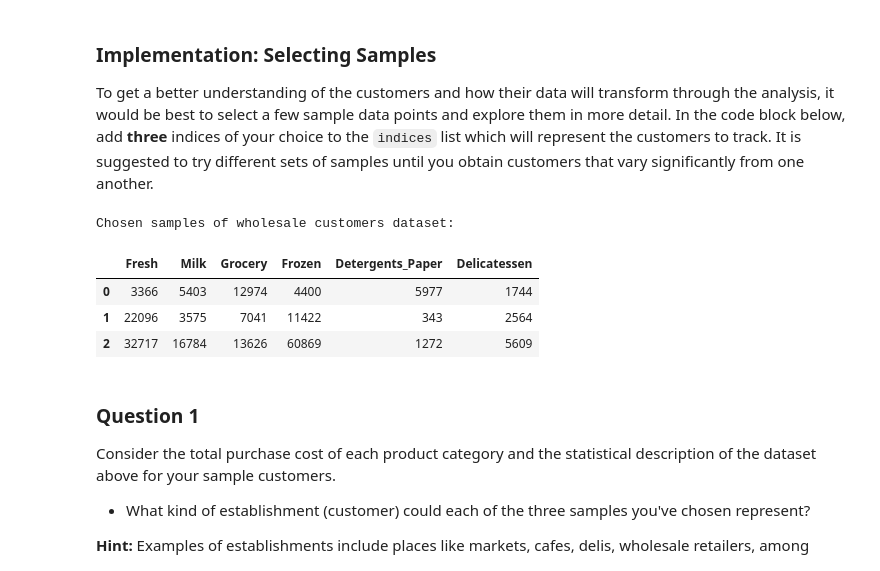
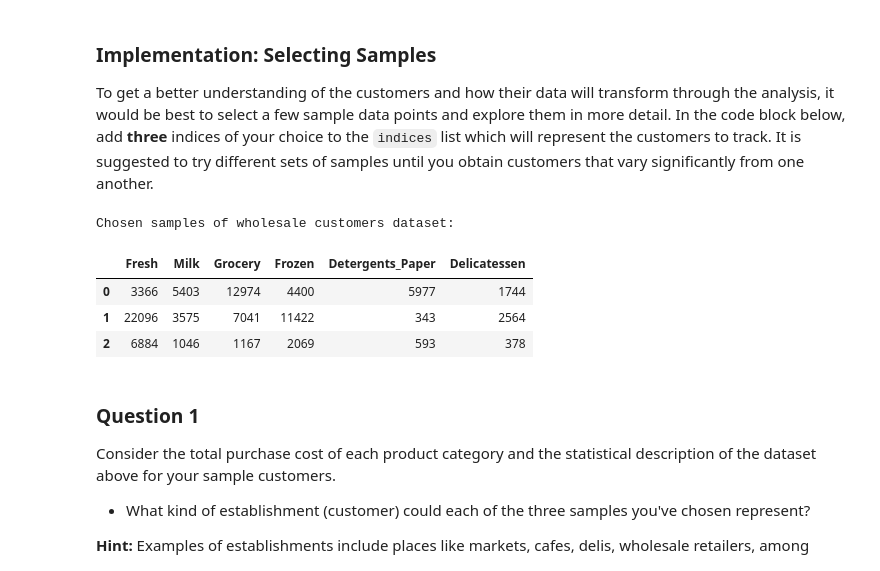
Before and after one commit to brindhasivash/customer_segments, a Jupyter notebook: customer_segments.ipynb, the cells around one changed output. Cells and saved outputs as stored; diff of their text form; code cells hidden in the pictures.

```diff
--- a/customer_segments.ipynb
+++ b/customer_segments.ipynb
@@ -60,18 +60,18 @@ display(data.describe())
 To get a better understanding of the customers and how their data will transform through the analysis, it would be best to select a few sample data points and explore them in more detail. In the code block below, add **three** indices of your choice to the `indices` list which will represent the customers to track. It is suggested to try different sets of samples until you obtain customers that vary significantly from one another.
 # %%
 # TODO: Select three indices of your choice you wish to sample from the dataset
-indices = [10, 240, 325]
+indices = [10, 240, 405]
 
 # Create a DataFrame of the chosen samples
 samples = pd.DataFrame(data.loc[indices], columns = data.keys()).reset_index(drop = True)
 print "Chosen samples of wholesale customers dataset:"
 display(samples)
 # %% [output]
 Chosen samples of wholesale customers dataset:
 |  | Fresh | Milk | Grocery | Frozen | Detergents_Paper | Delicatessen |
 | 0 | 3366 | 5403 | 12974 | 4400 | 5977 | 1744 |
 | 1 | 22096 | 3575 | 7041 | 11422 | 343 | 2564 |
-| 2 | 32717 | 16784 | 13626 | 60869 | 1272 | 5609 |
+| 2 | 6884 | 1046 | 1167 | 2069 | 593 | 378 |
 # %% [markdown]
 ### Question 1
 Consider the total purchase cost of each product category and the statistical description of the dataset above for your sample customers.
```
Also changed, not shown: parts of 36 cells of this notebook.
